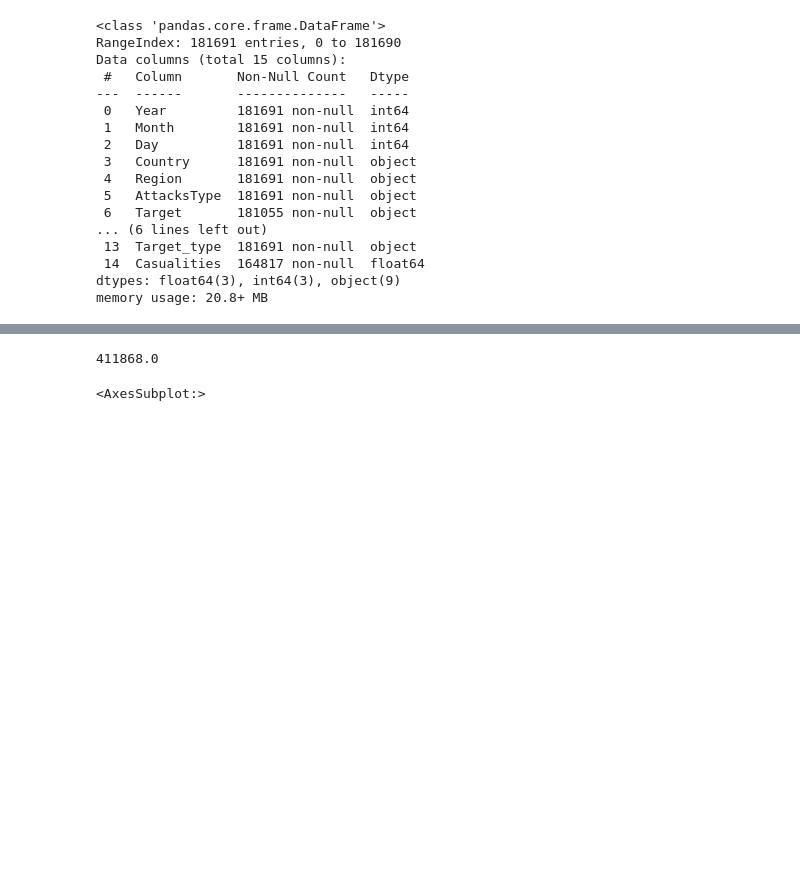
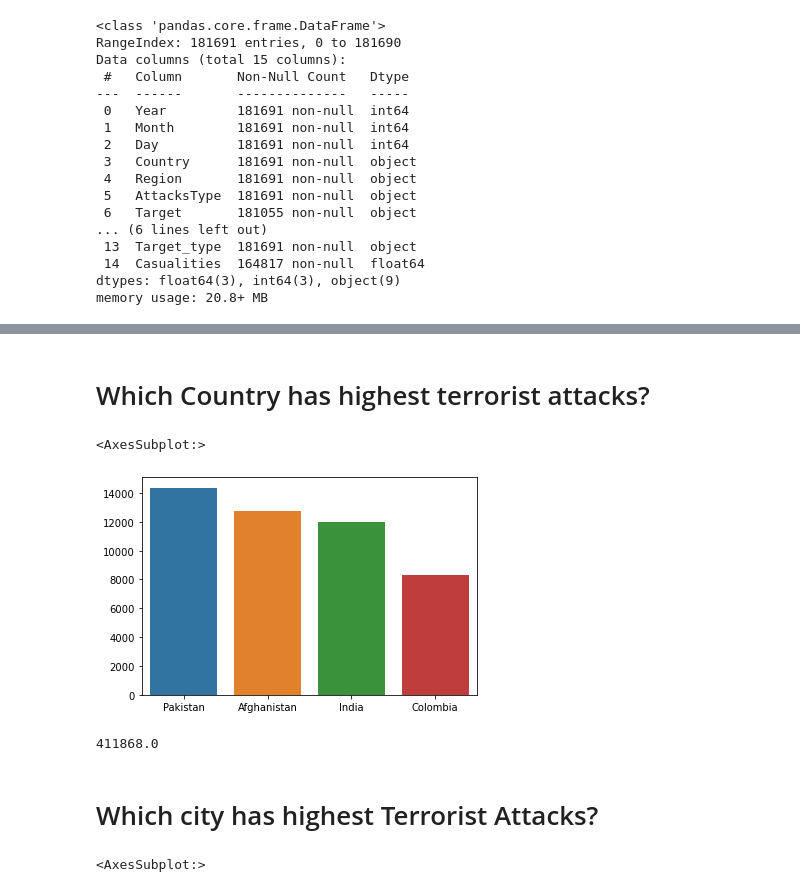
Before and after one commit to rohan821101/GlobalTerrorismData, a Jupyter notebook: Global Terrorism Data Analysis.ipynb, the cells around one changed output, grey strips where cells are left out. Drawn from its saved outputs; the diff is of its cells as text; code cells hidden in the pictures; blank space fills up the shorter version.

```diff
--- a/Global Terrorism Data Analysis.ipynb
+++ b/Global Terrorism Data Analysis.ipynb
@@ -194,8 +194,17 @@ Name: Country, Length: 205, dtype: int64
+# %% [markdown]
+# Which Country has highest terrorist attacks?
+# %%
+sb.barplot(data['Country'].value_counts()[1:5].index,data['Country'].value_counts()[1:5].values)
+# %% [output]
+<AxesSubplot:>
+[figure, added]
 # %%
 #total no. of people killed
 data['killed'].sum()
 # %% [output]
 411868.0
+# %% [markdown]
+# Which city has highest Terrorist Attacks?
 # %%
 sb.barplot(data['city'].value_counts()[1:5].index,data['city'].value_counts()[1:5].values)
 # %% [output]
```
Also changed, not shown: parts of 2 cells of this notebook.
